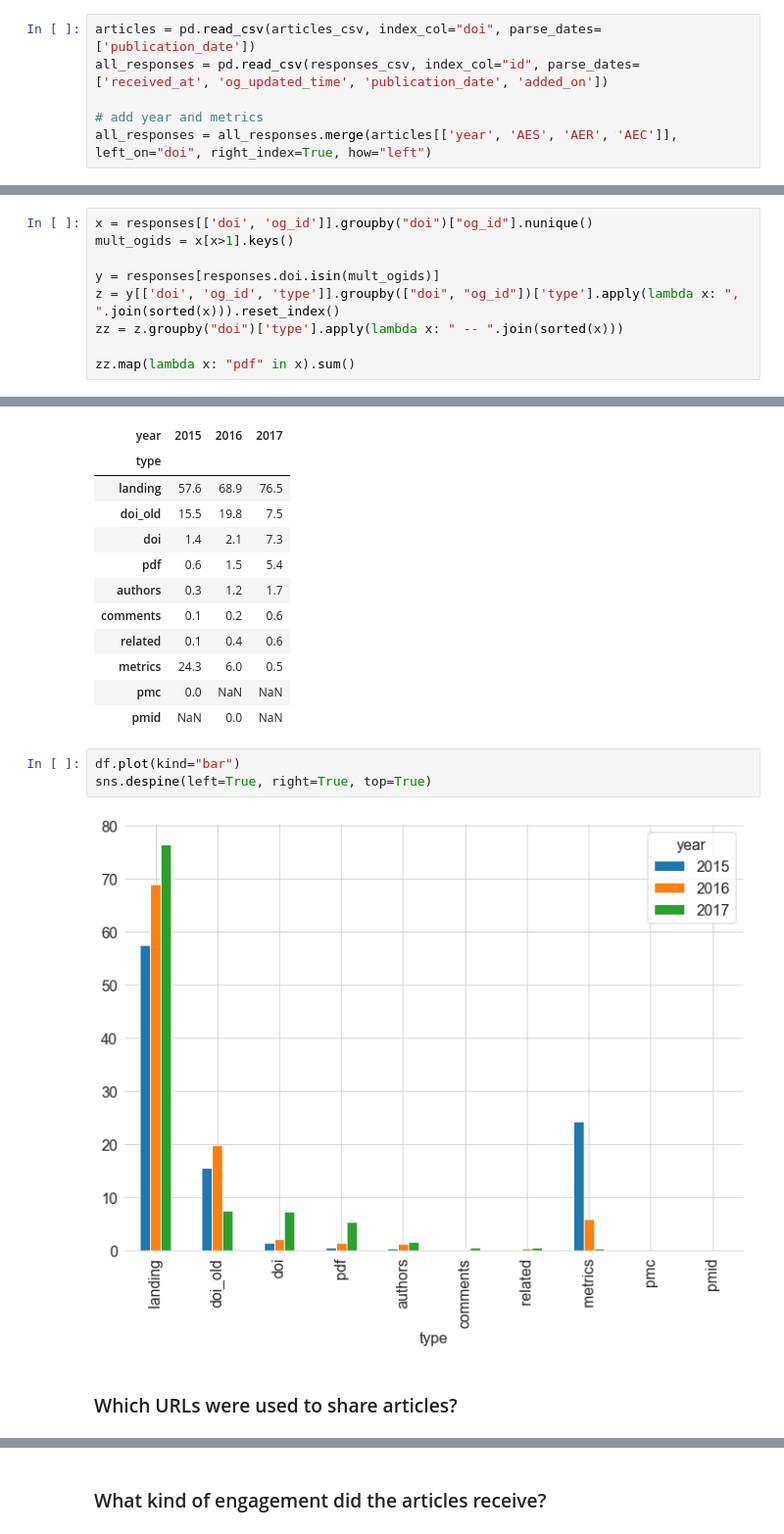
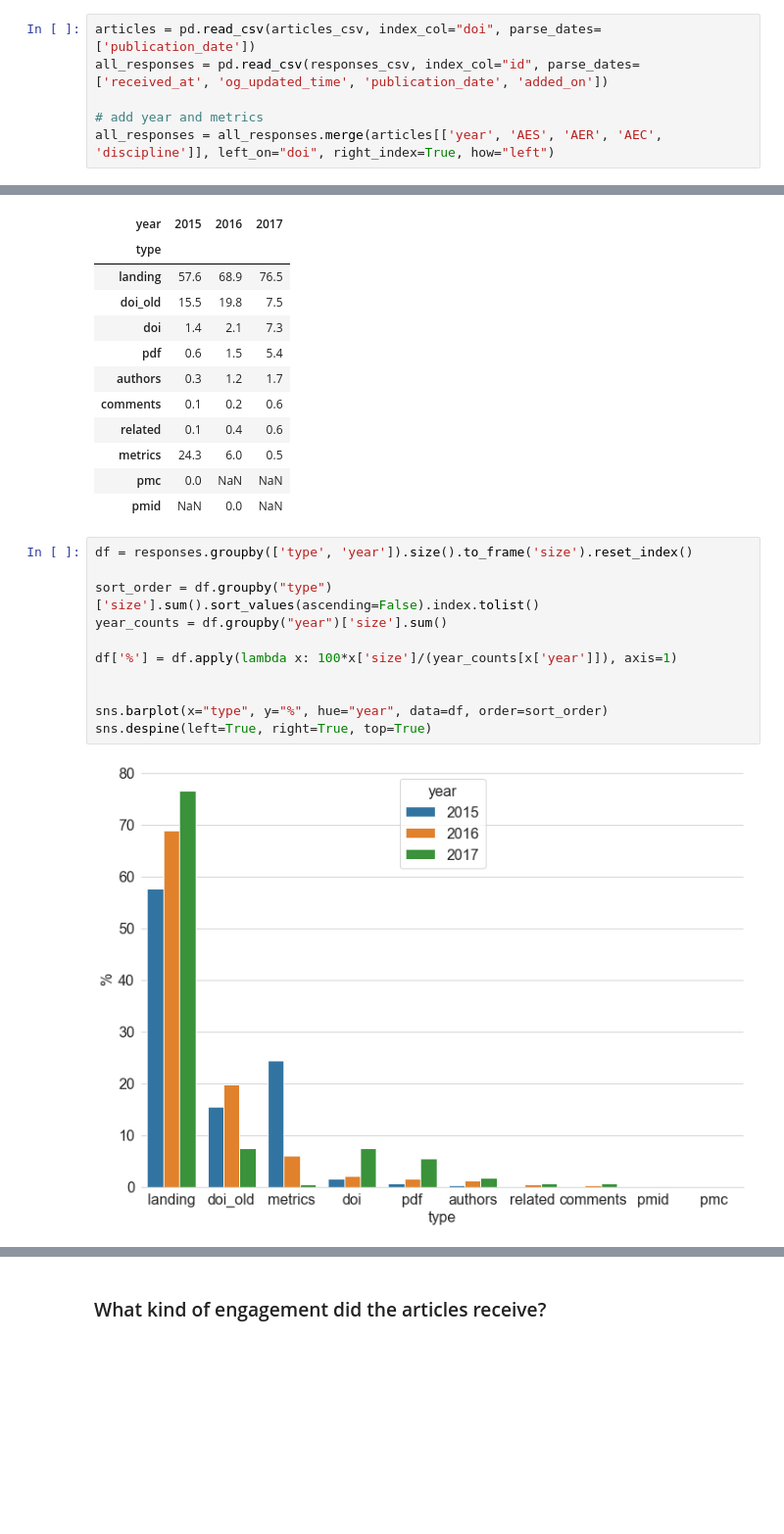
Before and after one commit to ScholCommLab/fhe-plos-private-sharing, a Jupyter notebook: analysis.ipynb, the cells around one changed output, grey strips where cells are left out. Shown: that part at 98% size. Saved outputs shown, nothing was run; the diff lists cells and outputs as text; blank space fills up the shorter version.

```diff
--- a/analysis.ipynb
+++ b/analysis.ipynb
@@ -118,7 +108,7 @@ articles = pd.read_csv(articles_csv, index_col="doi", parse_dates=['publication_
 all_responses = pd.read_csv(responses_csv, index_col="id", parse_dates=['received_at', 'og_updated_time', 'publication_date', 'added_on'])
 
 # add year and metrics
-all_responses = all_responses.merge(articles[['year', 'AES', 'AER', 'AEC']], left_on="doi", right_index=True, how="left")
+all_responses = all_responses.merge(articles[['year', 'AES', 'AER', 'AEC', 'discipline']], left_on="doi", right_index=True, how="left")
 # %%
 # Limit responses to those articles that received some forms of engagement
 responses = all_responses
@@ -226,12 +252,3 @@ x.round(1)
 | 1 | 21134 | 97.5 |
 | 2 | 539 | 2.5 |
 | 3 | 1 | 0.0 |
-# %%
-x = responses[['doi', 'og_id']].groupby("doi")["og_id"].nunique()
-mult_ogids = x[x>1].keys()
-
-y = responses[responses.doi.isin(mult_ogids)]
-z = y[['doi', 'og_id', 'type']].groupby(["doi", "og_id"])['type'].apply(lambda x: ", ".join(sorted(x))).reset_index()
-zz = z.groupby("doi")['type'].apply(lambda x: " -- ".join(sorted(x)))
-
-zz.map(lambda x: "pdf" in x).sum()
@@ -281,11 +333,17 @@ df.round(1)
 | metrics | 24.3 | 6.0 | 0.5 |
 | pmc | 0.0 | NaN | NaN |
 | pmid | NaN | 0.0 | NaN |
-# %%
-df.plot(kind="bar")
-sns.despine(left=True, right=True, top=True)
-# %% [output]
-[figure, removed]
-# %% [markdown]
-### Which URLs were used to share articles?
+# %%
+df = responses.groupby(['type', 'year']).size().to_frame('size').reset_index()
+
+sort_order = df.groupby("type")['size'].sum().sort_values(ascending=False).index.tolist()
+year_counts = df.groupby("year")['size'].sum()
+
+df['%'] = df.apply(lambda x: 100*x['size']/(year_counts[x['year']]), axis=1)
+
+
+sns.barplot(x="type", y="%", hue="year", data=df, order=sort_order)
+sns.despine(left=True, right=True, top=True)
+# %% [output]
+[figure, added]
 # %% [markdown]
```
Also changed, not shown: parts of 29 cells of this notebook, 1 other file.
